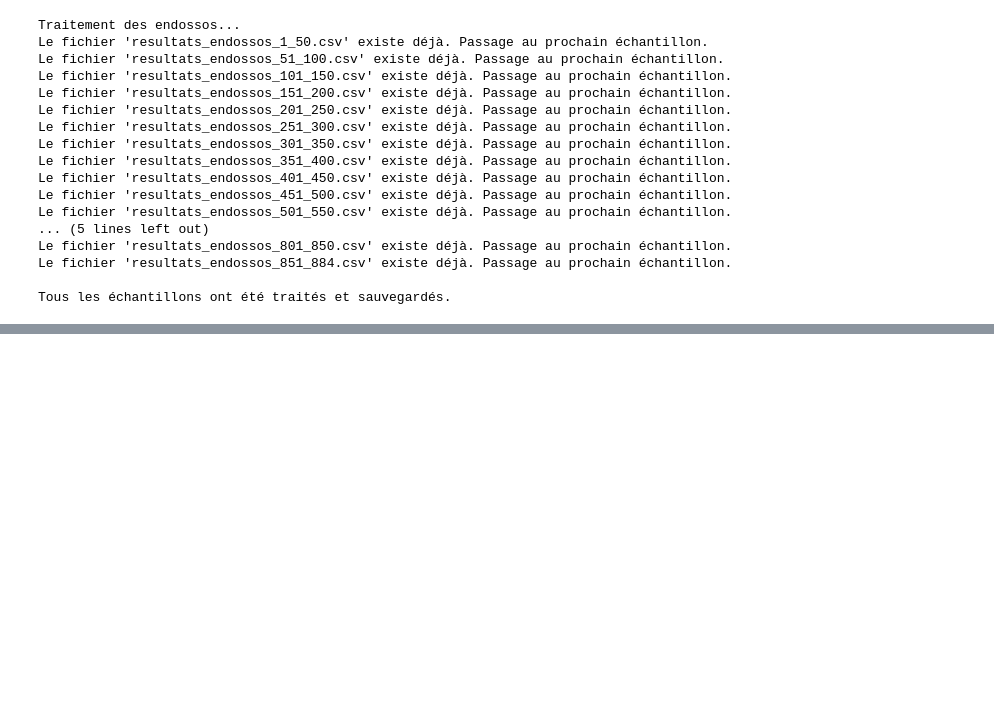
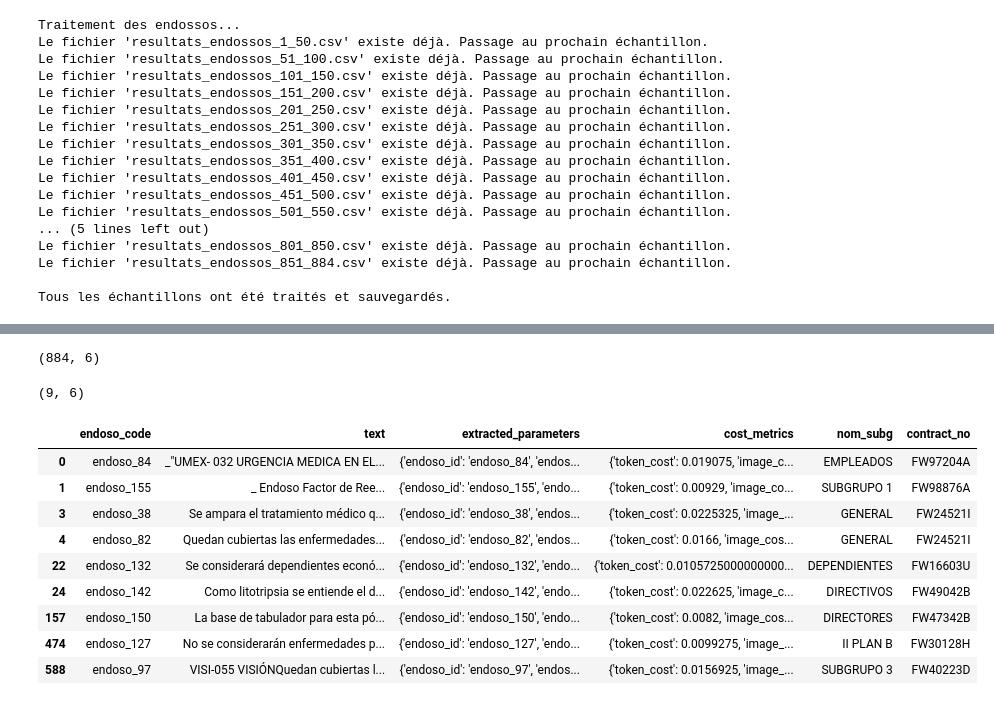
Before and after one commit to Ygaid/fuckin_mexico, a Jupyter notebook: 00 - Extract.ipynb, the cells around one changed output, grey strips where cells are left out. Saved outputs shown, nothing was run; the diff lists cells and outputs as text; code cells hidden in the pictures; blank space fills up the shorter version.

```diff
--- a/00 - Extract.ipynb
+++ b/00 - Extract.ipynb
@@ -1043,0 +1033,30 @@ Fichier Excel créé avec succès.
+# %%
+csv_files = list(filter(lambda x: 'resultats_endossos_' in x, os.listdir()))
+dataframes = []
+
+for file in csv_files:
+    df = pd.read_csv(file)
+    dataframes.append(df)
+
+resultats_df = pd.concat(dataframes, ignore_index=True)
+unique_endosos = resultats_df.drop_duplicates(subset=['endoso_code'])
+resultats_df.shape
+# %% [output]
+(884, 6)
+# %%
+unique_endosos['extracted_parameters'].iloc[2].replace("'", '"').strip()
+# %% [output]
+(9, 6)
+# %%
+unique_endosos
+# %% [output]
+|  | endoso_code | text | extracted_parameters | cost_metrics | nom_subg | contract_no |
+| 0 | endoso_84 | _"UMEX- 032 URGENCIA MEDICA EN EL... | {'endoso_id': 'endoso_84', 'endos... | {'token_cost': 0.019075, 'image_c... | EMPLEADOS | FW97204A |
+| 1 | endoso_155 | _ Endoso Factor de Ree... | {'endoso_id': 'endoso_155', 'endo... | {'token_cost': 0.00929, 'image_co... | SUBGRUPO 1 | FW98876A |
+| 3 | endoso_38 | Se ampara el tratamiento médico q... | {'endoso_id': 'endoso_38', 'endos... | {'token_cost': 0.0225325, 'image_... | GENERAL | FW24521I |
+| 4 | endoso_82 | Quedan cubiertas las enfermedades... | {'endoso_id': 'endoso_82', 'endos... | {'token_cost': 0.0166, 'image_cos... | GENERAL | FW24521I |
+| 22 | endoso_132 | Se considerará dependientes econó... | {'endoso_id': 'endoso_132', 'endo... | {'token_cost': 0.0105725000000000... | DEPENDIENTES | FW16603U |
+| 24 | endoso_142 | Como litotripsia se entiende el d... | {'endoso_id': 'endoso_142', 'endo... | {'token_cost': 0.022625, 'image_c... | DIRECTIVOS | FW49042B |
+| 157 | endoso_150 | La base de tabulador para esta pó... | {'endoso_id': 'endoso_150', 'endo... | {'token_cost': 0.0082, 'image_cos... | DIRECTORES | FW47342B |
+| 474 | endoso_127 | No se considerarán enfermedades p... | {'endoso_id': 'endoso_127', 'endo... | {'token_cost': 0.0099275, 'image_... | II PLAN B | FW30128H |
+| 588 | endoso_97 | VISI-055 VISIÓNQuedan cubiertas l... | {'endoso_id': 'endoso_97', 'endos... | {'token_cost': 0.0156925, 'image_... | SUBGRUPO 3 | FW40223D |
```
Also changed, not shown: parts of 16 cells of this notebook.
